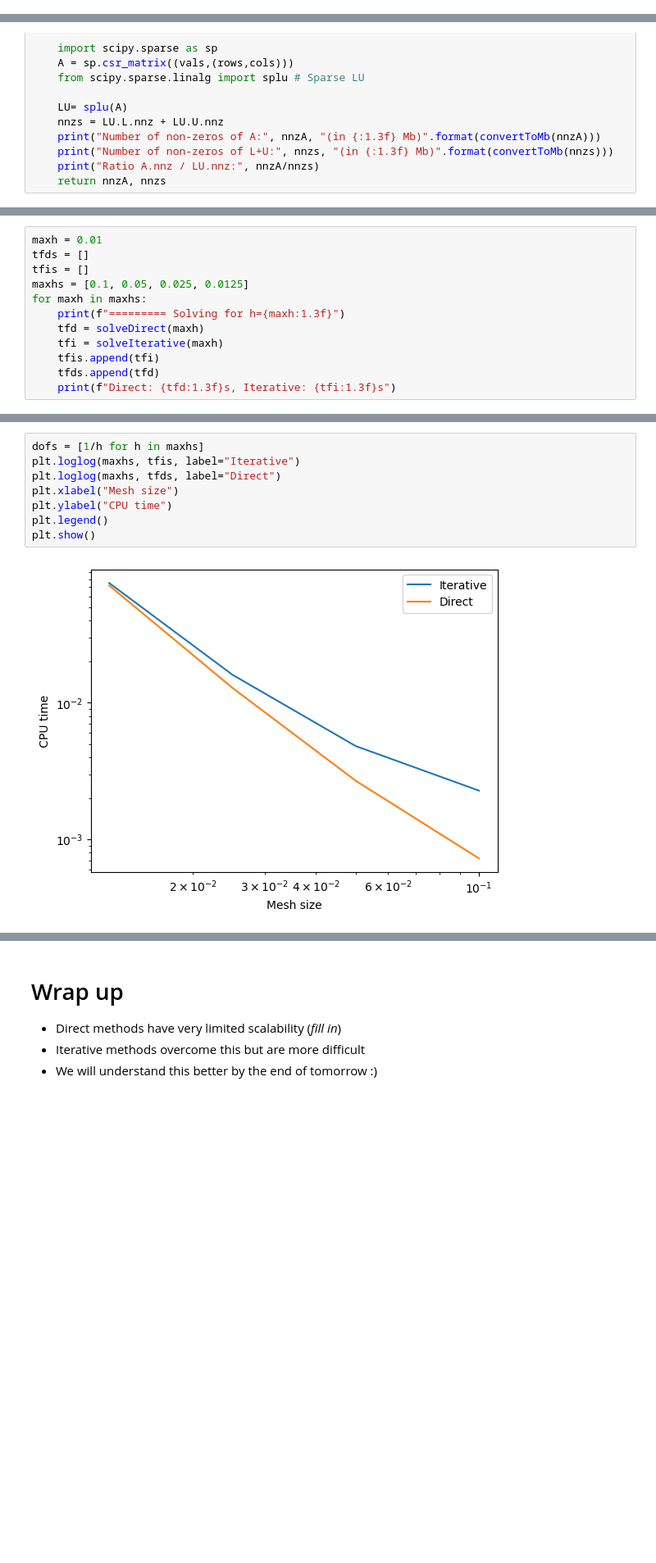
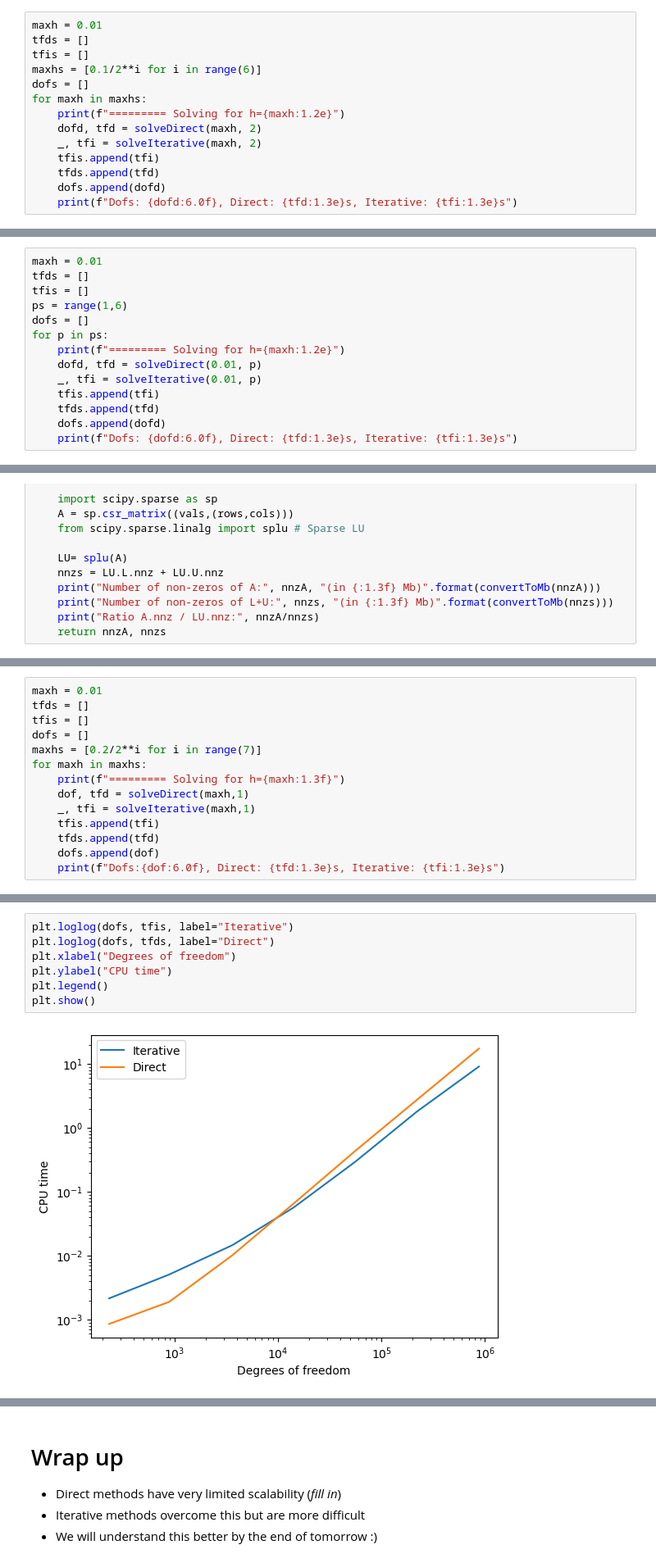
Before and after one commit to ManuelSanchezUribe/EMI2024, a Jupyter notebook: notebooks/01_Intro.ipynb, the cells around one changed output, grey strips where cells are left out. Shown: that part at 82% size. Cells and saved outputs as stored; diff of their text form; blank space fills up the shorter version.

```diff
--- a/notebooks/01_Intro.ipynb
+++ b/notebooks/01_Intro.ipynb
@@ -34,0 +214,14 @@ $$ -\Delta u = f \quad \Leftrightarrow \quad \int \nabla u \cdot \nabla v\,dx =
+# %%
+maxh = 0.01
+tfds = []
+tfis = []
+maxhs = [0.1/2**i for i in range(6)]
+dofs = []
+for maxh in maxhs:
+    print(f"========= Solving for h={maxh:1.2e}")
+    dofd, tfd = solveDirect(maxh, 2)
+    _, tfi = solveIterative(maxh, 2)
+    tfis.append(tfi)
+    tfds.append(tfd)
+    dofs.append(dofd)
+    print(f"Dofs: {dofd:6.0f}, Direct: {tfd:1.3e}s, Iterative: {tfi:1.3e}s")
@@ -34,0 +266,14 @@ $$ -\Delta u = f \quad \Leftrightarrow \quad \int \nabla u \cdot \nabla v\,dx =
+# %%
+maxh = 0.01
+tfds = []
+tfis = []
+ps = range(1,6)
+dofs = []
+for p in ps:
+    print(f"========= Solving for h={maxh:1.2e}")
+    dofd, tfd = solveDirect(0.01, p)
+    _, tfi = solveIterative(0.01, p)
+    tfis.append(tfi)
+    tfds.append(tfd)
+    dofs.append(dofd)
+    print(f"Dofs: {dofd:6.0f}, Direct: {tfd:1.3e}s, Iterative: {tfi:1.3e}s")
@@ -241,12 +487,14 @@ def solveIterative(maxh):
 maxh = 0.01
 tfds = []
 tfis = []
-maxhs = [0.1, 0.05, 0.025, 0.0125]
+dofs = []
+maxhs = [0.2/2**i for i in range(7)]
 for maxh in maxhs:
     print(f"========= Solving for h={maxh:1.3f}")
-    tfd = solveDirect(maxh)
-    tfi = solveIterative(maxh)
+    dof, tfd = solveDirect(maxh,1)
+    _, tfi = solveIterative(maxh,1)
     tfis.append(tfi)
     tfds.append(tfd)
-    print(f"Direct: {tfd:1.3f}s, Iterative: {tfi:1.3f}s")
+    dofs.append(dof)
+    print(f"Dofs:{dof:6.0f}, Direct: {tfd:1.3e}s, Iterative: {tfi:1.3e}s")
 # %% [output]
@@ -265,10 +518,9 @@ Direct: 0.072s, Iterative: 0.075s
 # %%
-dofs = [1/h for h in maxhs]
-plt.loglog(maxhs, tfis, label="Iterative")
-plt.loglog(maxhs, tfds, label="Direct")
-plt.xlabel("Mesh size")
+plt.loglog(dofs, tfis, label="Iterative")
+plt.loglog(dofs, tfds, label="Direct")
+plt.xlabel("Degrees of freedom")
 plt.ylabel("CPU time")
 plt.legend()
 plt.show()
 # %% [output]
-[figure, old version]
+[figure, new version]
```
Also changed, not shown: parts of 21 cells of this notebook, 3 other files.
